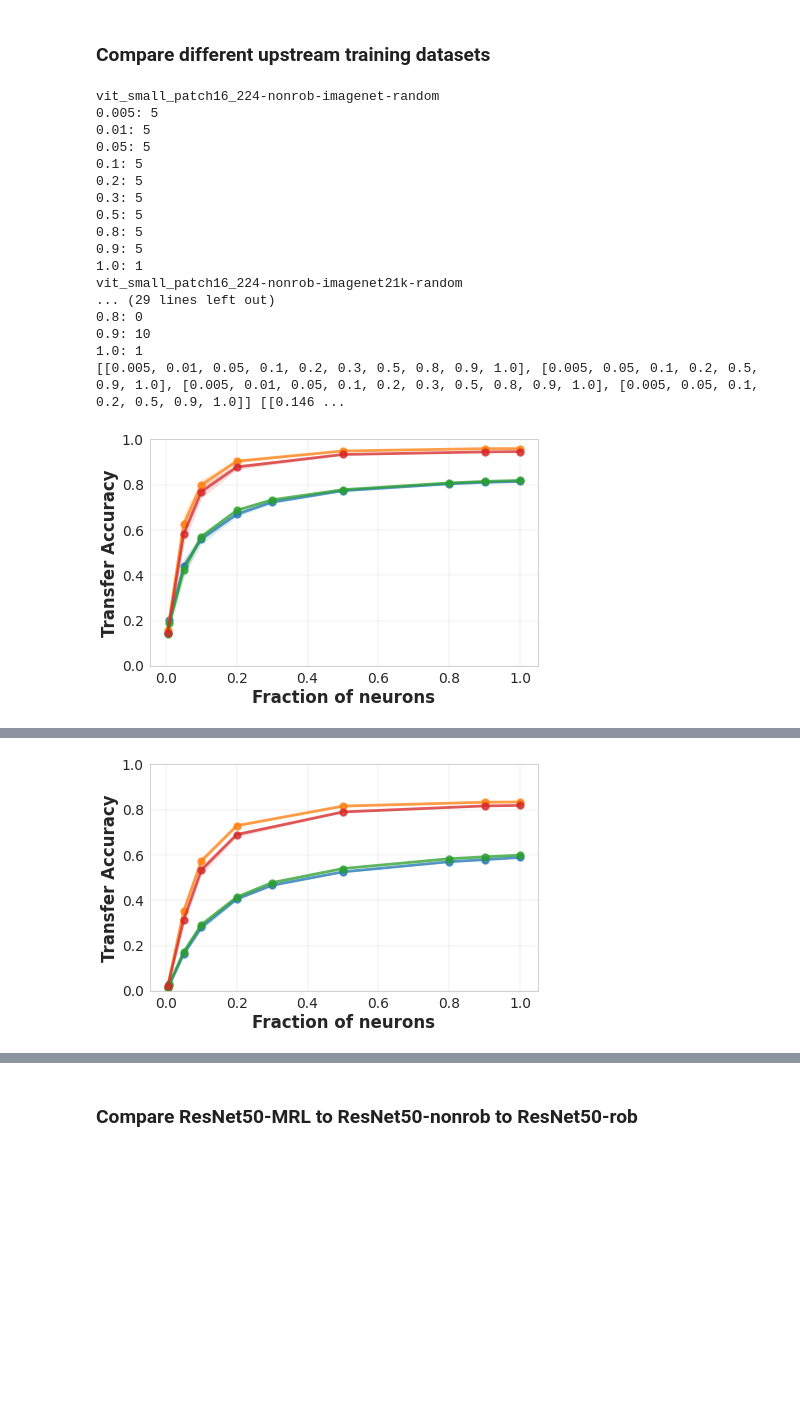
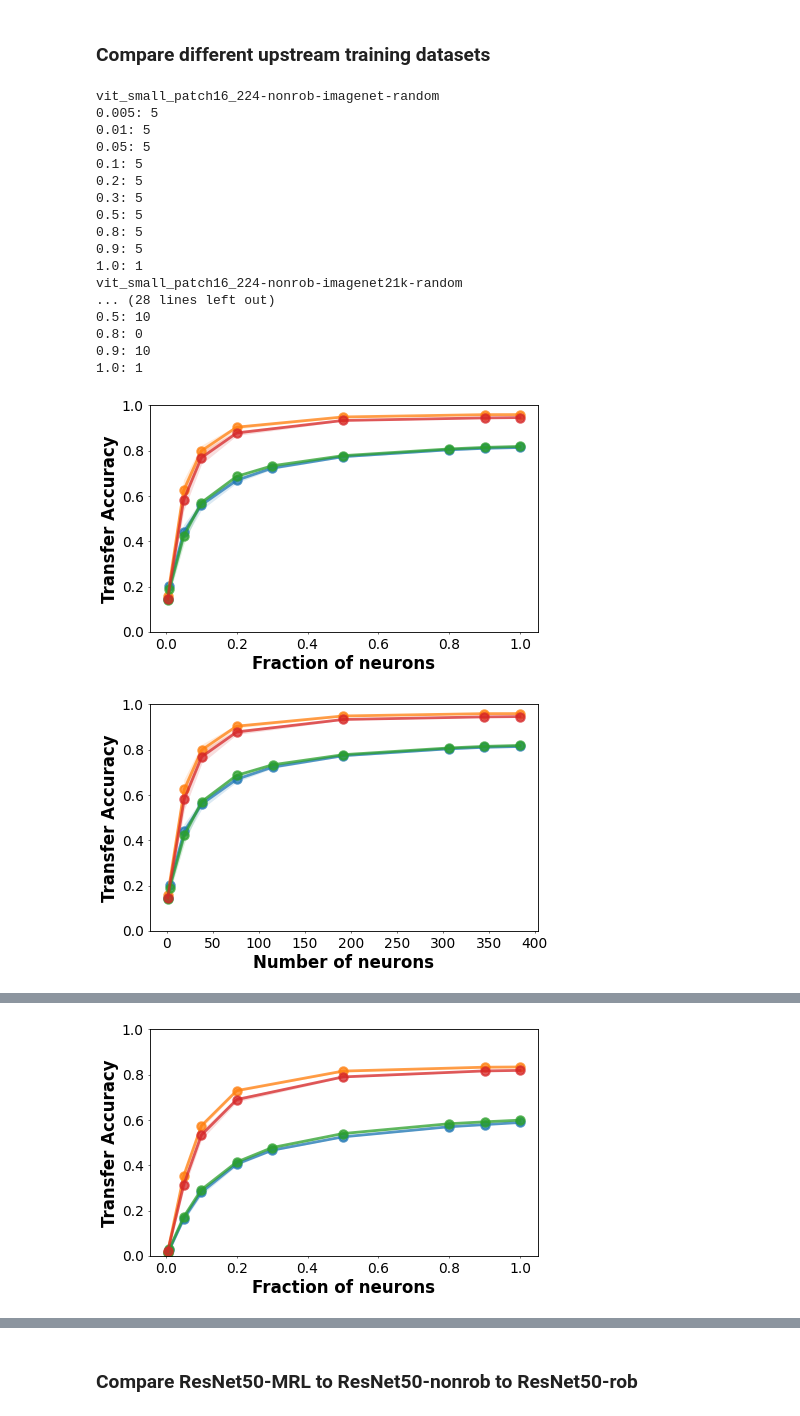
Before and after one commit to nvedant07/invariances_in_reps, a Jupyter notebook: partially_inverted_reps/comparing_architectures_losses_datasets.ipynb, the cells around one changed output, grey strips where cells are left out. Cells and saved outputs as stored; diff of their text form; code cells hidden in the pictures; blank space fills up the shorter version.

```diff
--- a/partially_inverted_reps/comparing_architectures_losses_datasets.ipynb
+++ b/partially_inverted_reps/comparing_architectures_losses_datasets.ipynb
@@ -107,6 +109,17 @@ CHECKPOINT_PATHS = {
         }
     }
 }
+# %%
+MODEL_TO_LAYER_LENGTH = {
+    'vgg16_bn': 4096,
+    'resnet18': 512,
+    'resnet50': 2048,
+    'resnet50_mrl': 2048,
+    'wide_resnet50_2': 2048,
+    'wide_resnet50_4': 2048,
+    'vit_small_patch16_224': 384,
+    'vit_small_patch32_224': 384
+}
 # %%
 SEED = 2
 NUM_NODES = 1
@@ -232,7 +245,9 @@ def results(models_to_compare, source_datasets, finetune_modes, ft_ds, FRACTIONS
                             frac_wise_test_accs
 
     x_vals_fracs = [sorted(list(model_to_fracwise_accs[mkey].keys())) for mkey in model_keys]
-    plt_str += '{}\n\n'.format(
+    x_vals_nums = [[int(f*MODEL_TO_LAYER_LENGTH[mkey.split('-')[0]]) for f in fracs] \
+                   for mkey, fracs in zip(model_keys, x_vals_fracs)]
+    plt_str += '{}\n\n{}\n\n'.format(
         plt_hp.get_wiki_link(plt_hp.line_plot(
             [[np.nanmean(model_to_fracwise_accs[mkey][f])
               for f in sorted(model_to_fracwise_accs[mkey].keys())] \
@@ -241,6 +256,25 @@ def results(models_to_compare, source_datasets, finetune_modes, ft_ds, FRACTIONS
             subfolder=analysis_type,
             filename=f'{"-".join(models_to_compare)}_{ft_ds}_{append}',
             extension='png', x_vals=x_vals_fracs,
+            legend_vals=[f"{m.split('-')[0]}-{m.split('-')[1]}-{m.split('-')[3]}" for m in model_keys],
+            vertical_line=None, colors=plt_hp.COLORS,
+            linestyles=['-'] * len(model_keys),
+            y_lims=(0.,1.), root_dir='.', paper_friendly_plots=True,
+            plot_inside=False, legend_location='best', savefig=True,
+            figsize=(10,6), marker=[True] * len(model_keys),
+            results_subfolder_name='archs_loss_datasets', grid_spacing=None,
+            y_err=[[np.nanstd(model_to_fracwise_accs[mkey][f]) \
+                    for f in sorted(model_to_fracwise_accs[mkey].keys())] for mkey in model_keys],
+            legend_ncol=4),
+                             SERVER_PROJECT_PATH, size=700),
+        plt_hp.get_wiki_link(plt_hp.line_plot(
+            [[np.nanmean(model_to_fracwise_accs[mkey][f])
+              for f in sorted(model_to_fracwise_accs[mkey].keys())] \
+                 for mkey in model_keys],
+            'Number of neurons', 'Transfer Accuracy', ft_ds,
+            subfolder=analysis_type,
+            filename=f'{"-".join(models_to_compare)}_{ft_ds}_{append}_numbers',
+            extension='png', x_vals=x_vals_nums,
             legend_vals=[f"{m.split('-')[0]}-{m.split('-')[1]}-{m.split('-')[3]}" for m in model_keys],
             vertical_line=None, colors=plt_hp.COLORS,
             linestyles=['-'] * len(model_keys),
@@ -373,31 +469,35 @@ oxford-iiit-pets, vit_small_patch32_224, 0.7
 # %%
 SOURCE_DATASETS = ['imagenet', 'imagenet21k']
 MODELS = ['vit_small_patch16_224', 'vit_small_patch32_224']
 FINETUNE_MODES = ['random']
 FRACTIONS_OR_NUMBERS = [None] * len(MODELS)
 ANALYSIS_TYPE = 'upstream_datasets'
 
+datasetwise_model_to_accs = {}
 for FT_DATASET in ['cifar10','cifar100','flowers','oxford-iiit-pets']:
-    results(MODELS, SOURCE_DATASETS, FINETUNE_MODES, FT_DATASET, FRACTIONS_OR_NUMBERS, ANALYSIS_TYPE)
+    datasetwise_model_to_accs[FT_DATASET] = \
+        results(MODELS, SOURCE_DATASETS, FINETUNE_MODES,
+                FT_DATASET, FRACTIONS_OR_NUMBERS, ANALYSIS_TYPE)
 # %% [output]
 vit_small_patch16_224-nonrob-imagenet-random
 0.005: 5
 0.01: 5
 0.05: 5
 0.1: 5
 0.2: 5
 0.3: 5
 0.5: 5
 0.8: 5
 0.9: 5
 1.0: 1
 vit_small_patch16_224-nonrob-imagenet21k-random
-... (29 lines left out)
+... (28 lines left out)
+0.5: 10
 0.8: 0
 0.9: 10
 1.0: 1
-[[0.005, 0.01, 0.05, 0.1, 0.2, 0.3, 0.5, 0.8, 0.9, 1.0], [0.005, 0.05, 0.1, 0.2, 0.5, 0.9, 1.0], [0.005, 0.01, 0.05, 0.1, 0.2, 0.3, 0.5, 0.8, 0.9, 1.0], [0.005, 0.05, 0.1, 0.2, 0.5, 0.9, 1.0]] [[0.146 ...
-[figure, old version]
+[figure, new version]
+[figure, new version]
 Uploading results in ['results/archs_loss_datasets/upstream_datasets'] to contact.mpi-sws.org...
 Uploading 4 files to server
 copying results/archs_loss_datasets/upstream_datasets/vit_small_patch16_224-vit_small_patch32_224_flowers_nonrob.png to /home/vnanda/public_html/results/partially_inverted_reps/archs_loss_datasets/ups ...
@@ -418 +518 @@ vit_small_patch16_224-nonrob-imagenet-random
-[figure, old version]
+[figure, new version]
```
Also changed, not shown: parts of 10 cells of this notebook, 56 other files.
